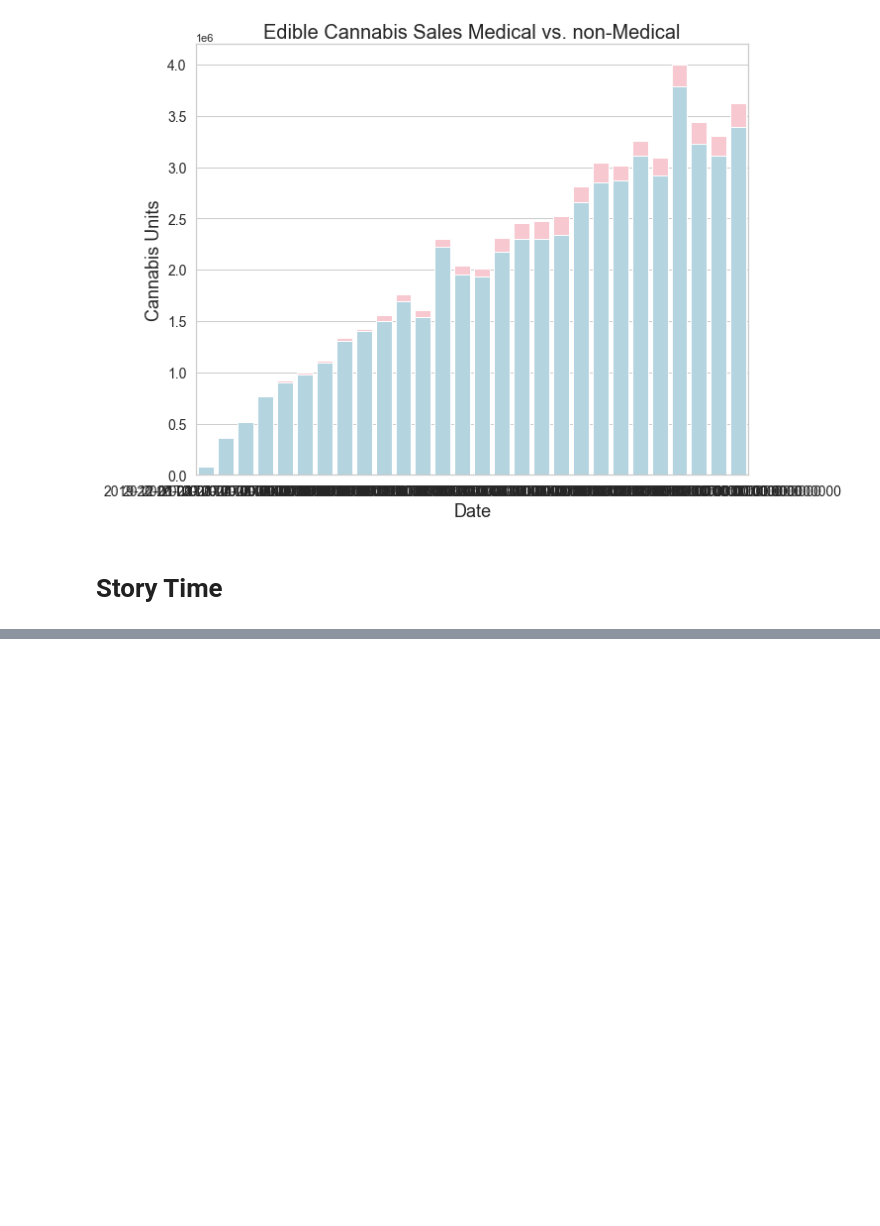
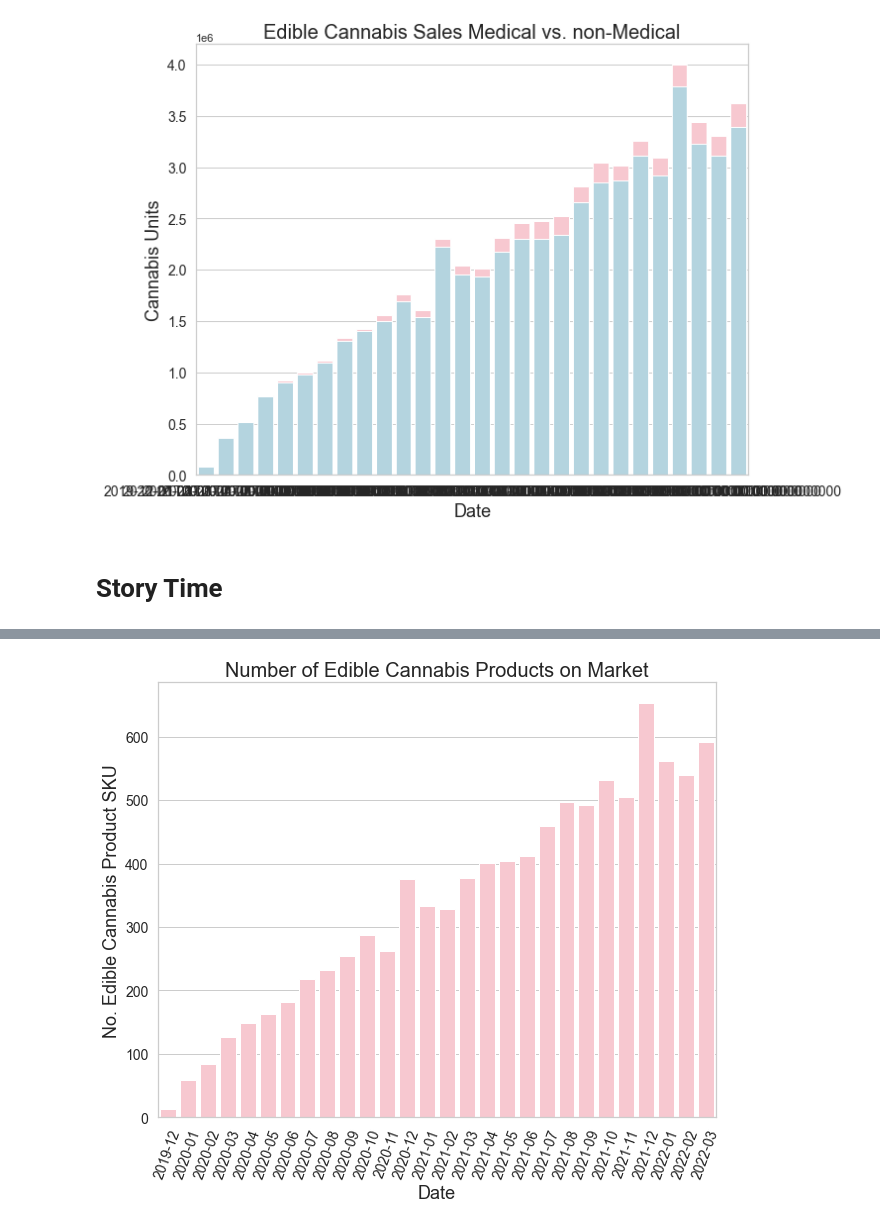
Before and after one commit to HalleypC/Neobi-Questions, a Jupyter notebook: Q3.ipynb, the cells around one changed output, grey strips where cells are left out. Cells and saved outputs as stored; diff of their text form; code cells hidden in the pictures; blank space fills up the shorter version.

```diff
--- a/Q3.ipynb
+++ b/Q3.ipynb
@@ -491,16 +508,20 @@ The increase in edible cannabis product sales from August 2020 - August 2021 was
 # %%
-#make this bar plot into a SKU trend
+#make this bar plot into a mock SKU trend
 
 # bars
 fig, axs = plt.subplots(figsize = (10,8))
 
 # bar chart 1 -> top bars (medical)
-sns.barplot(data=df_edibles, x="year_-_month",  y="sales_units_total", color = 'olive')
+sns.barplot(data=df_edibles, x="year_-_month",  y="SKU", color = 'pink')
 
-plt.title('Number of Edible Cannabis Products available on the Canadian Market', size=20)
-plt.ylabel('No. Edible Cannabis Product SKU on Market', size=18)
+plt.title('Number of Edible Cannabis Products on Market', size=20)
+plt.ylabel('No. Edible Cannabis Product SKU', size=18)
 plt.yticks(size=14)
 plt.xlabel('Date', size=18)
-plt.xticks(size=14)
+plt.xticks(size=14, rotation=70)
+
+plt.savefig('Figures/SKU_fake.png', bbox_inches = "tight")
 plt.show()
+# %% [output]
+[figure, added]
 # %%
```
Also changed, not shown: parts of 10 cells of this notebook, 1 other file.
